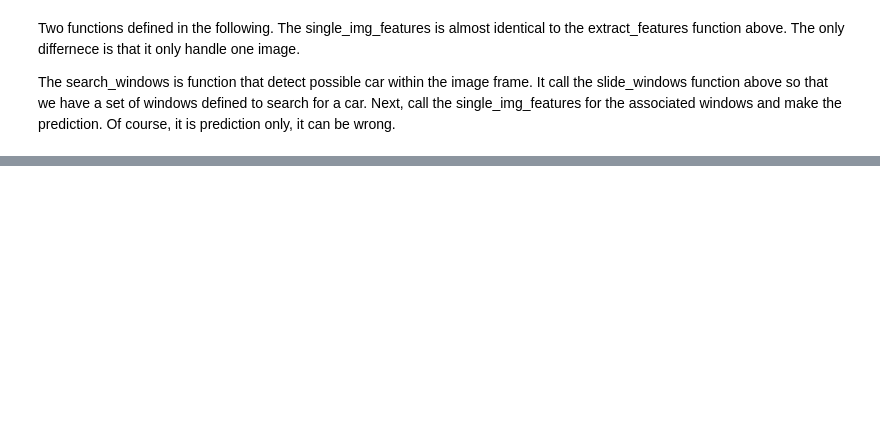
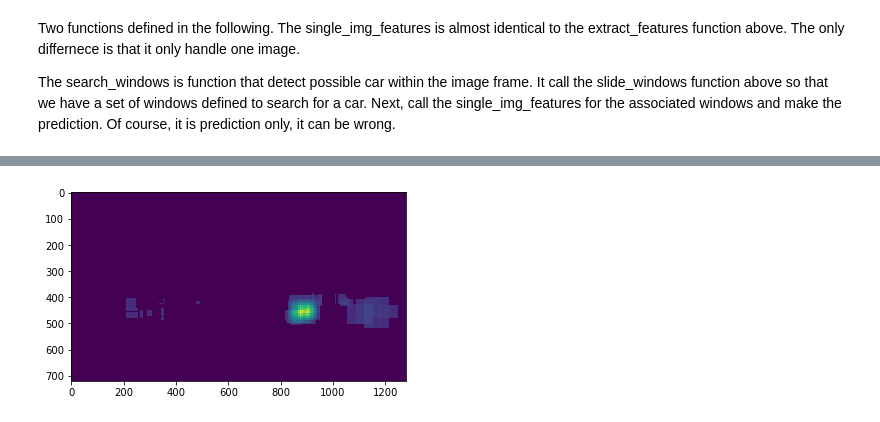
Before and after one commit to hc167/CarND-Vehicle-Detection, a Jupyter notebook: P5.ipynb, the cells around one changed output, grey strips where cells are left out. Saved outputs shown, nothing was run; the diff lists cells and outputs as text; code cells hidden in the pictures; blank space fills up the shorter version.

```diff
--- a/P5.ipynb
+++ b/P5.ipynb
@@ -439 +443,17 @@ def findcar(image, svc, X_scaler, threshold, heat, count=5, vis = False):
     return output_img
+# %%
+from PIL import Image
+
+import os
+import ntpath
+
+# Create an output directory in case it does not exist
+if not os.path.exists("output_images"):
+    os.makedirs("output_images")
+
+testthreshold = 3
+
+detectcar = mpimg.imread('test_images/test1.jpg')
+output_img = findcar(detectcar, svc, X_scaler, testthreshold, vis = True, getbox=True)
+# %% [output]
+[figure, added]
```
Also changed, not shown: parts of 27 cells of this notebook.
